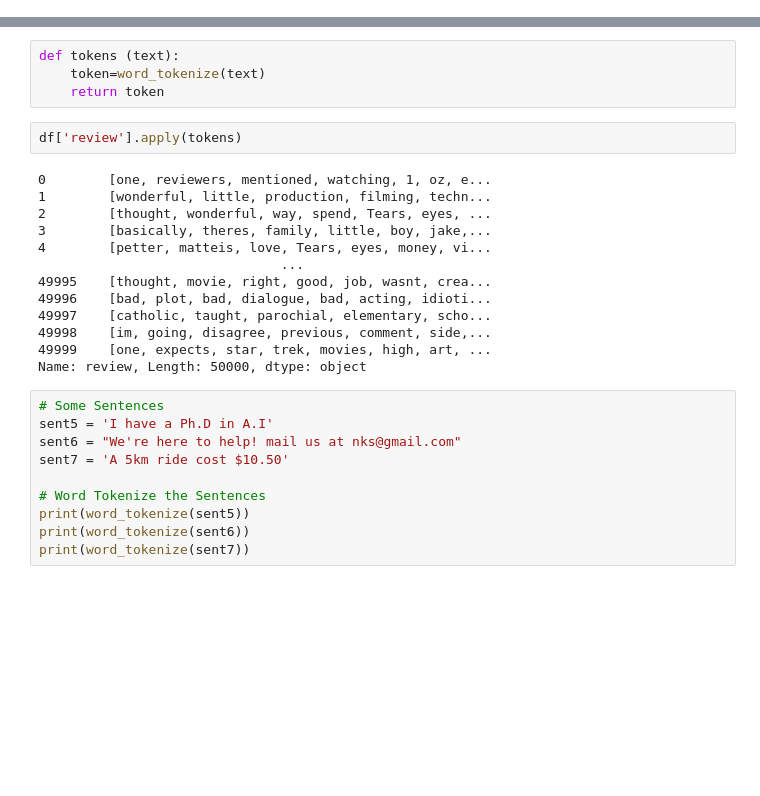
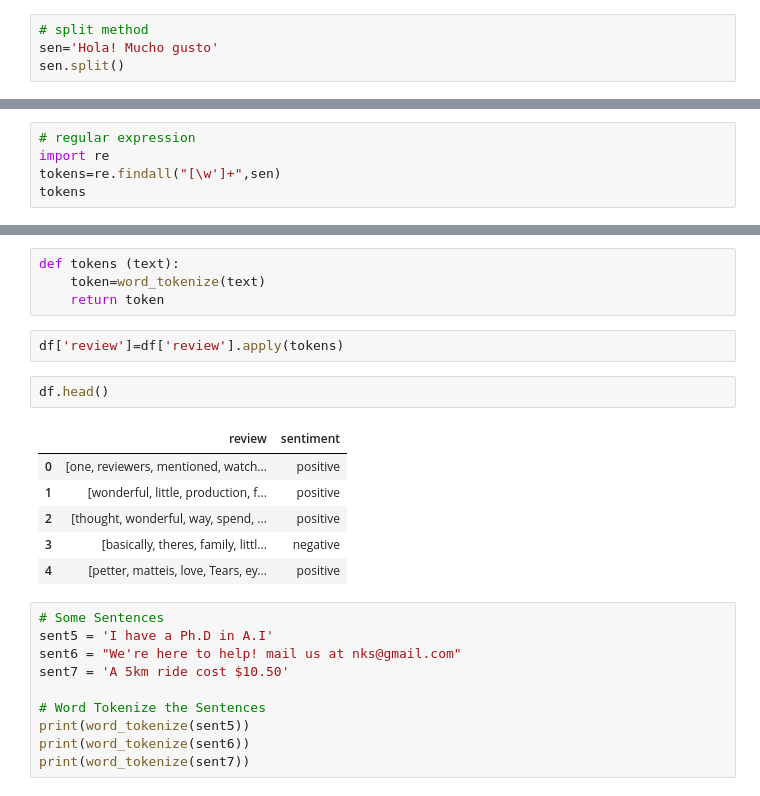
Before and after one commit to Prachi-Narwal/gitnlp, a Jupyter notebook: text_preparation/Basic_preprocessing.ipynb, the cells around one changed output, grey strips where cells are left out. Cells and saved outputs as stored; diff of their text form; blank space fills up the shorter version.

Commit message:
completed basic preprocessing

```diff
--- a/text_preparation/Basic_preprocessing.ipynb
+++ b/text_preparation/Basic_preprocessing.ipynb
@@ -310,0 +311,4 @@ Python is :fire:
+# %%
+# split method
+sen='Hola! Mucho gusto'
+sen.split()
@@ -310,0 +317,5 @@ Python is :fire:
+# %%
+# regular expression
+import re
+tokens=re.findall("[\w']+",sen)
+tokens
@@ -371,20 +384,16 @@ def tokens (text):
     token=word_tokenize(text)
     return token
 # %%
-df['review'].apply(tokens)
+df['review']=df['review'].apply(tokens)
-# %% [output]
-0        [one, reviewers, mentioned, watching, 1, oz, e...
-1        [wonderful, little, production, filming, techn...
-2        [thought, wonderful, way, spend, Tears, eyes, ...
-3        [basically, theres, family, little, boy, jake,...
-4        [petter, matteis, love, Tears, eyes, money, vi...
-                               ...
-49995    [thought, movie, right, good, job, wasnt, crea...
-49996    [bad, plot, bad, dialogue, bad, acting, idioti...
-49997    [catholic, taught, parochial, elementary, scho...
-49998    [im, going, disagree, previous, comment, side,...
-49999    [one, expects, star, trek, movies, high, art, ...
-Name: review, Length: 50000, dtype: object
+# %%
+df.head()
+# %% [output]
+|  | review | sentiment |
+| 0 | [one, reviewers, mentioned, watch... | positive |
+| 1 | [wonderful, little, production, f... | positive |
+| 2 | [thought, wonderful, way, spend, ... | positive |
+| 3 | [basically, theres, family, littl... | negative |
+| 4 | [petter, matteis, love, Tears, ey... | positive |
 # %%
 # Some Sentences
 sent5 = 'I have a Ph.D in A.I'
```
Also changed, not shown: parts of 15 cells of this notebook.
